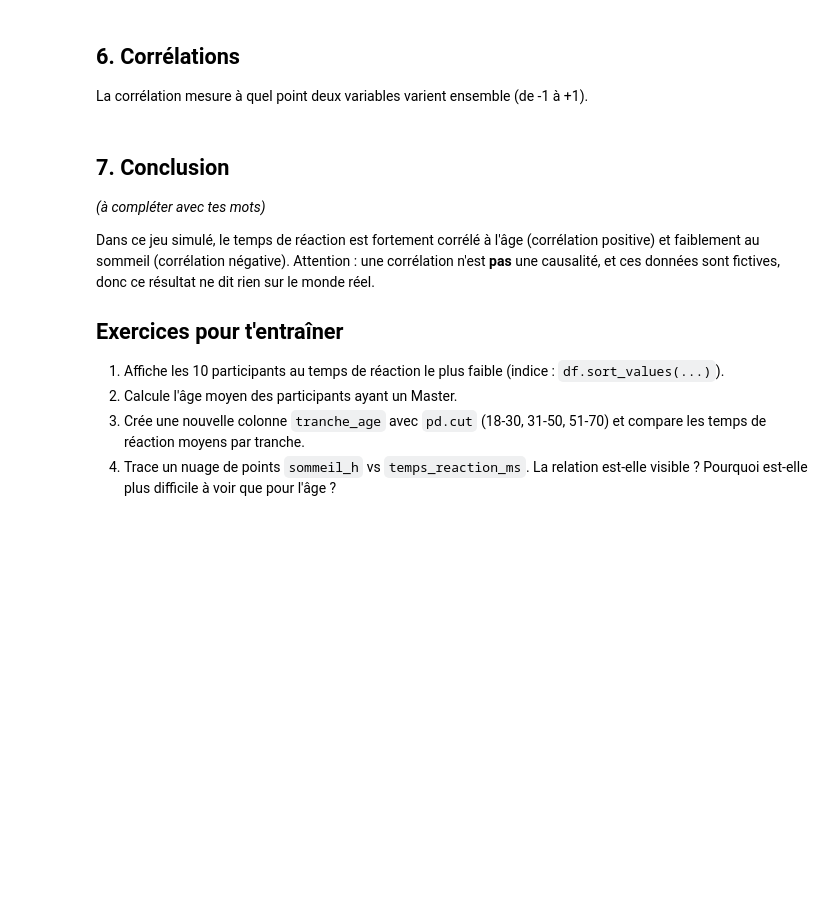
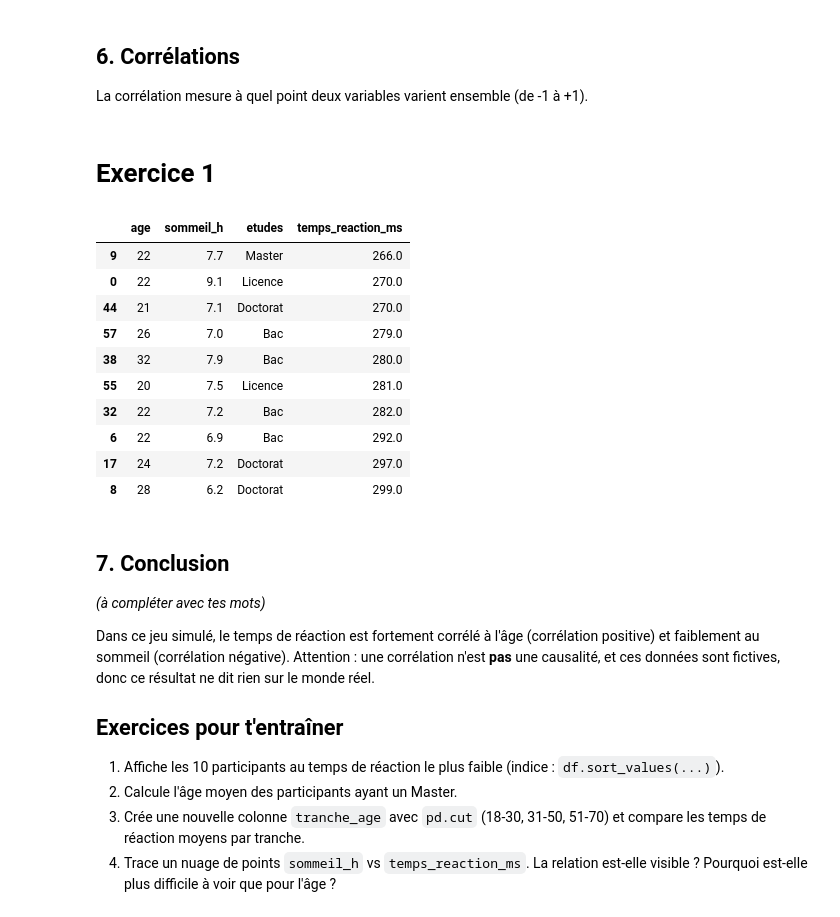
Before and after one commit to Lucfunazzi/machine-learning-projets, a Jupyter notebook: 00_prise_en_main.ipynb, the cells around one changed output. Cells and saved outputs as stored; diff of their text form; code cells hidden in the pictures; blank space fills up the shorter version.

Commit message:
Exercice 1 finis

```diff
--- a/00_prise_en_main.ipynb
+++ b/00_prise_en_main.ipynb
@@ -137,6 +233,22 @@ for i in range(len(corr)):
         plt.text(j, i, corr.iloc[i, j], ha="center", va="center")
 plt.title("Matrice de corrélation")
 plt.show()
+# %% [markdown]
+# Exercice 1
+# %%
+df.sort_values("temps_reaction_ms").head(10)
+# %% [output]
+|  | age | sommeil_h | etudes | temps_reaction_ms |
+| 9 | 22 | 7.7 | Master | 266.0 |
+| 0 | 22 | 9.1 | Licence | 270.0 |
+| 44 | 21 | 7.1 | Doctorat | 270.0 |
+| 57 | 26 | 7.0 | Bac | 279.0 |
+| 38 | 32 | 7.9 | Bac | 280.0 |
+| 55 | 20 | 7.5 | Licence | 281.0 |
+| 32 | 22 | 7.2 | Bac | 282.0 |
+| 6 | 22 | 6.9 | Bac | 292.0 |
+| 17 | 24 | 7.2 | Doctorat | 297.0 |
+| 8 | 28 | 6.2 | Doctorat | 299.0 |
 # %% [markdown]
 ## 7. Conclusion
 
```
Also changed, not shown: parts of 15 cells of this notebook.
